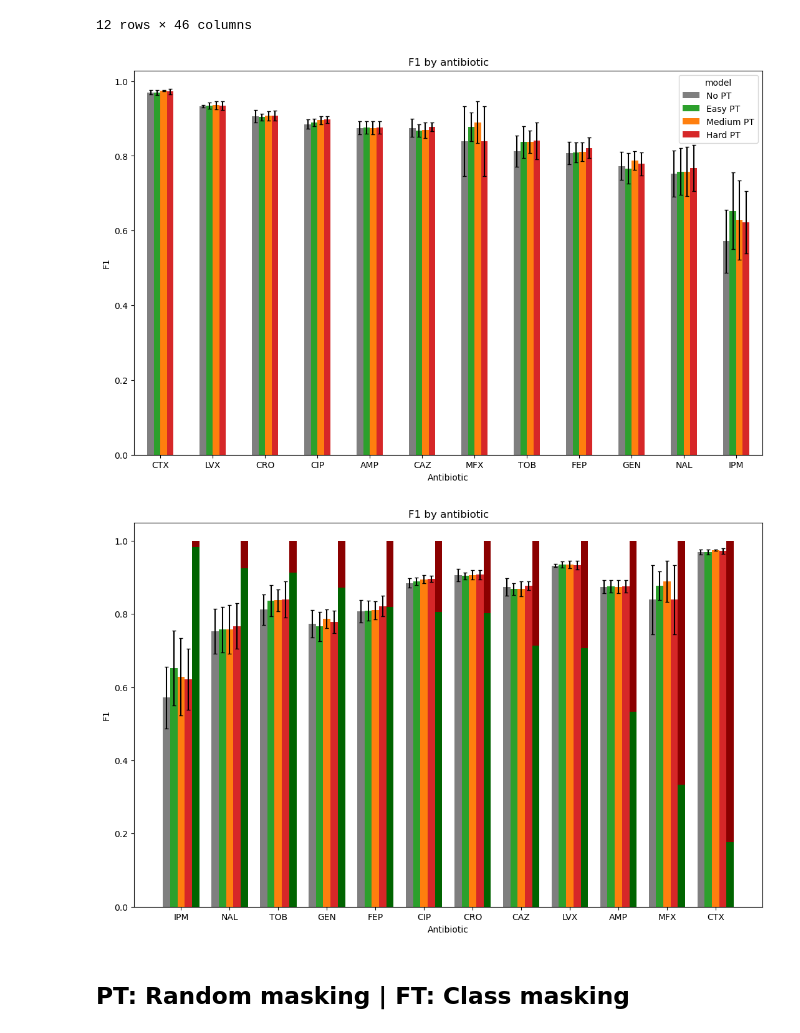
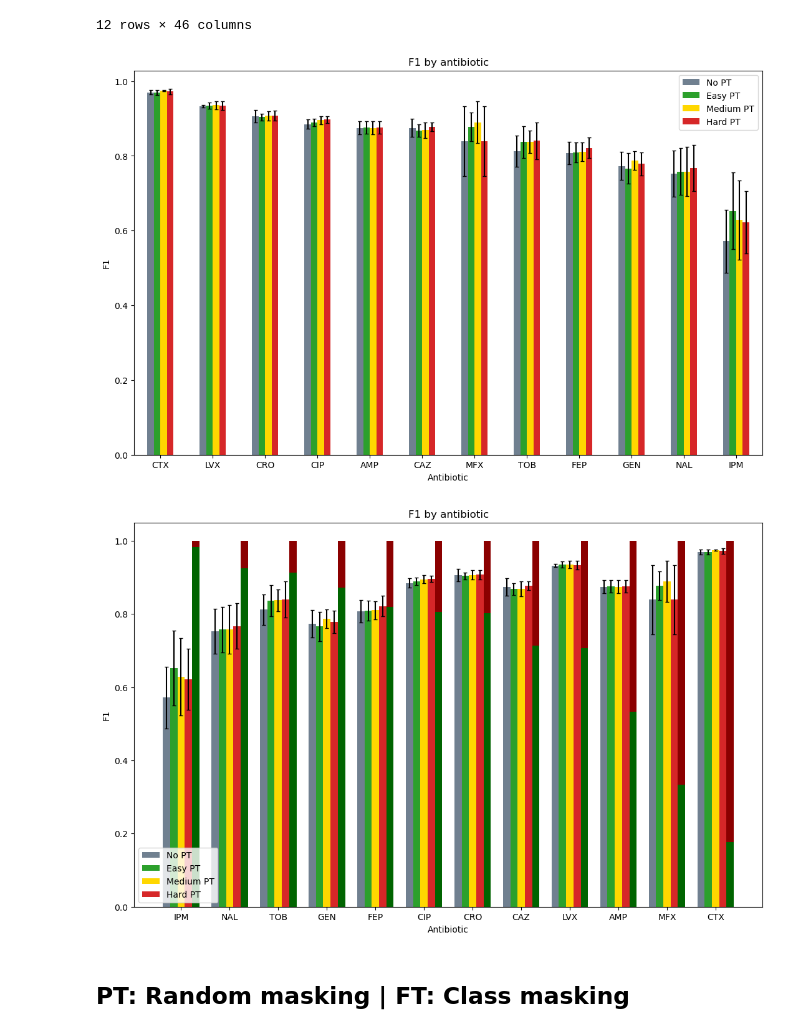
Before and after one commit to jespeols/ARFusion, a Jupyter notebook: CV_analysis.ipynb, the cells around one changed output. Drawn from its saved outputs; the diff is of its cells as text; code cells hidden in the pictures.

```diff
--- a/CV_analysis.ipynb
+++ b/CV_analysis.ipynb
@@ -50,7 +50,7 @@ def get_average_and_std_df(results_dict, with_metric_as_index=False):
     return df_CV
 
 
-def get_ab_stats_df(results_dict):
+def get_ab_stats_df(results_dict, with_ab_as_index=False):
     ab_stats_list = results_dict['ab_stats']
 
     data_dict = {}
@@ -88,6 +88,8 @@ def get_ab_stats_df(results_dict):
         data_dict.update({metric+"_avg": avg.tolist(), metric+"_std": std.tolist()})
 
     df_ab_CV = pd.DataFrame(data=data_dict)
+    if with_ab_as_index:
+        df_ab_CV.set_index("antibiotic", inplace=True)
     return df_ab_CV
 
 ### TEMPORARY FIX - make sure no GPU tensors are saved in the results
@@ -103,8 +105,11 @@ class CPU_Unpickler(pickle.Unpickler):
 def plot_metric_by_ab(
     df_CV_ab,
     metric,
+    use_std = True,
     sort_by_desc_metric = True,
-    colors = ['tab:gray', 'tab:green', 'tab:orange', 'tab:red'],
+    legend_labels = None,
+    legend_loc = None,
+    colors = ['slategray', 'tab:green', 'gold', 'tab:red'],
     title = None,
     figsize = (12, 8),
     save_path = None
@@ -112,7 +117,10 @@ def plot_metric_by_ab(
     _, ax = plt.subplots(figsize=figsize)
     if sort_by_desc_metric:
         df_CV_ab = df_CV_ab.sort_values(by=(metric+'_avg', 'No PT'), ascending=False)
-    df_CV_ab.plot(kind='bar', y=metric+'_avg', yerr=metric+'_std', rot=0, figsize=(13, 8), capsize=2, ecolor='k', color=colors, ax=ax)
+    if use_std:
+        df_CV_ab.plot(kind='bar', y=metric+'_avg', yerr=metric+'_std', rot=0, figsize=(13, 8), capsize=2, ecolor='k', color=colors, ax=ax)
+    else:
+        df_CV_ab.plot(kind='bar', y=metric+'_avg', rot=0, figsize=(13, 8), color=colors, ax=ax)
     if title:
         if title == 'none':
             pass
@@ -122,16 +130,22 @@ def plot_metric_by_ab(
         ax.set_title(f'{metric} by antibiotic')
     ax.set_xlabel('Antibiotic')
     ax.set_ylabel(metric)
+    model_names = df_CV_ab[metric+'_avg'].columns.tolist()
+    ax.legend(legend_labels if legend_labels else model_names, loc=legend_loc)
     if save_path:
         plt.savefig(save_path, bbox_inches='tight', dpi=300)
     plt.show()
 
+
 def plot_metric_by_ab_with_distr(
     df_CV_ab,
     metric,
+    use_std = True,
     sort_by_desc_S_share = True,
     show_distr_std = False,
-    colors = ['tab:gray', 'tab:green', 'tab:orange', 'tab:red'],
+    legend_labels = None,
+    legend_loc = None,
+    colors = ['slategray', 'tab:green', 'gold', 'tab:red'],
     title = None,
     figsize = (12, 8),
     save_path = None
@@ -142,11 +156,15 @@ def plot_metric_by_ab_with_distr(
         df_CV_ab = df_CV_ab.sort_values(by='S_share_median', ascending=False)
     ind = np.arange(len(df_CV_ab.index))
     width = 0.15
-    for i, model in enumerate(model_names):
-        ax.bar(
-            ind + (i-1)*width, df_CV_ab[metric+'_avg'][model], width, yerr=df_CV_ab[metric+'_std'][model],
-            label=model, color=colors[i], capsize=2, ecolor='k'
-        )
+    if use_std:
+        for i, model in enumerate(model_names):
+            ax.bar(
+                ind + (i-1)*width, df_CV_ab[metric+'_avg'][model], width, yerr=df_CV_ab[metric+'_std'][model],
+                label=model, color=colors[i], capsize=2, ecolor='k'
+            )
+    else:
+        for i, model in enumerate(model_names):
+            ax.bar(ind + (i-1)*width, df_CV_ab[metric+'_avg'][model], width, label=model, color=colors[i])
     if show_distr_std:
         ax.bar(ind + 3*width, df_CV_ab['S_share_median'], width, color='darkgreen', label='S share', yerr=df_CV_ab['S_share_std'], capsize=2, ecolor='k')
         ax.bar(ind + 3*width, df_CV_ab['R_share_median'], width, bottom=df_CV_ab['S_share_median'], color='darkred', label='R share', yerr=df_CV_ab['R_share_std'], capsize=2, ecolor='k')
@@ -164,6 +182,7 @@ def plot_metric_by_ab_with_distr(
         ax.set_title(f'{metric} by antibiotic')
     ax.set_xlabel('Antibiotic')
     ax.set_ylabel(metric)
+    ax.legend(legend_labels if legend_labels else model_names, loc=legend_loc)
     if save_path:
         plt.savefig(save_path, bbox_inches='tight', dpi=300)
     plt.show()
@@ -249,11 +331,11 @@ df_CV_ab
 # %%
 plot_metric_by_ab(df_CV_ab, 'F1')
 # %% [output]
-[figure, old version]
+[figure, new version]
 # %%
-plot_metric_by_ab_with_distr(df_CV_ab, 'F1', show_distr_std=False)
+plot_metric_by_ab_with_distr(df_CV_ab, 'F1', show_distr_std=False, legend_loc='lower left')
 # %% [output]
-[figure, old version]
+[figure, new version]
 # %% [markdown]
 ## PT: Random masking | FT: Class masking
 # %%
```
Also changed, not shown: parts of 62 cells of this notebook.
